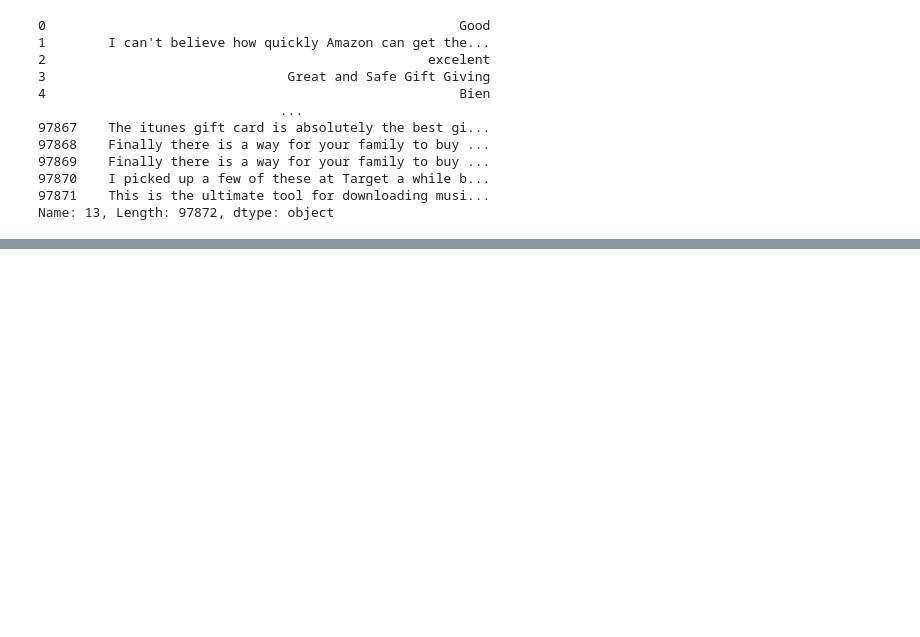
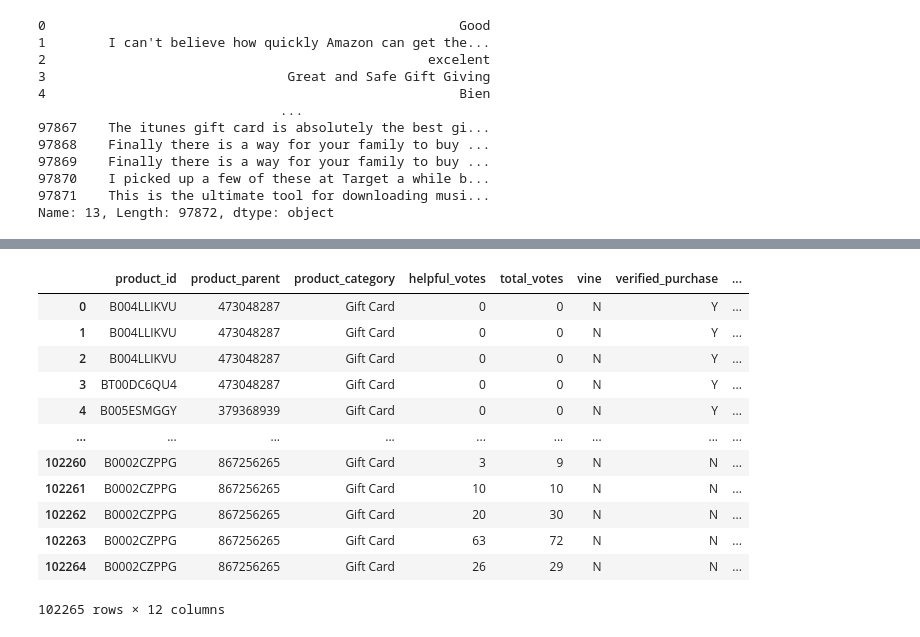
Before and after one commit to asingh86/MSc_MAS4061_Dissertation, a Jupyter notebook: ExperimentNotebook.ipynb, the cells around one changed output, grey strips where cells are left out. Drawn from its saved outputs; the diff is of its cells as text; code cells hidden in the pictures; blank space fills up the shorter version.

```diff
--- a/ExperimentNotebook.ipynb
+++ b/ExperimentNotebook.ipynb
@@ -117,0 +183,4 @@ feqs
+# %%
+from transformer import Transformer
+t = Transformer()
+train_data, test_data = t.model_features()
@@ -117,0 +194,16 @@ feqs
+# %%
+train_data
+# %% [output]
+|  | product_id | product_parent | product_category | helpful_votes | total_votes | vine | verified_purchase | ... |
+| 0 | B004LLIKVU | 473048287 | Gift Card | 0 | 0 | N | Y | ... |
+| 1 | B004LLIKVU | 473048287 | Gift Card | 0 | 0 | N | Y | ... |
+| 2 | B004LLIKVU | 473048287 | Gift Card | 0 | 0 | N | Y | ... |
+| 3 | BT00DC6QU4 | 473048287 | Gift Card | 0 | 0 | N | Y | ... |
+| 4 | B005ESMGGY | 379368939 | Gift Card | 0 | 0 | N | Y | ... |
+| ... | ... | ... | ... | ... | ... | ... | ... | ... |
+| 102260 | B0002CZPPG | 867256265 | Gift Card | 3 | 9 | N | N | ... |
+| 102261 | B0002CZPPG | 867256265 | Gift Card | 10 | 10 | N | N | ... |
+| 102262 | B0002CZPPG | 867256265 | Gift Card | 20 | 30 | N | N | ... |
+| 102263 | B0002CZPPG | 867256265 | Gift Card | 63 | 72 | N | N | ... |
+| 102264 | B0002CZPPG | 867256265 | Gift Card | 26 | 29 | N | N | ... |
+102265 rows × 12 columns
```
Also changed, not shown: parts of 22 cells of this notebook, 5 other files.
